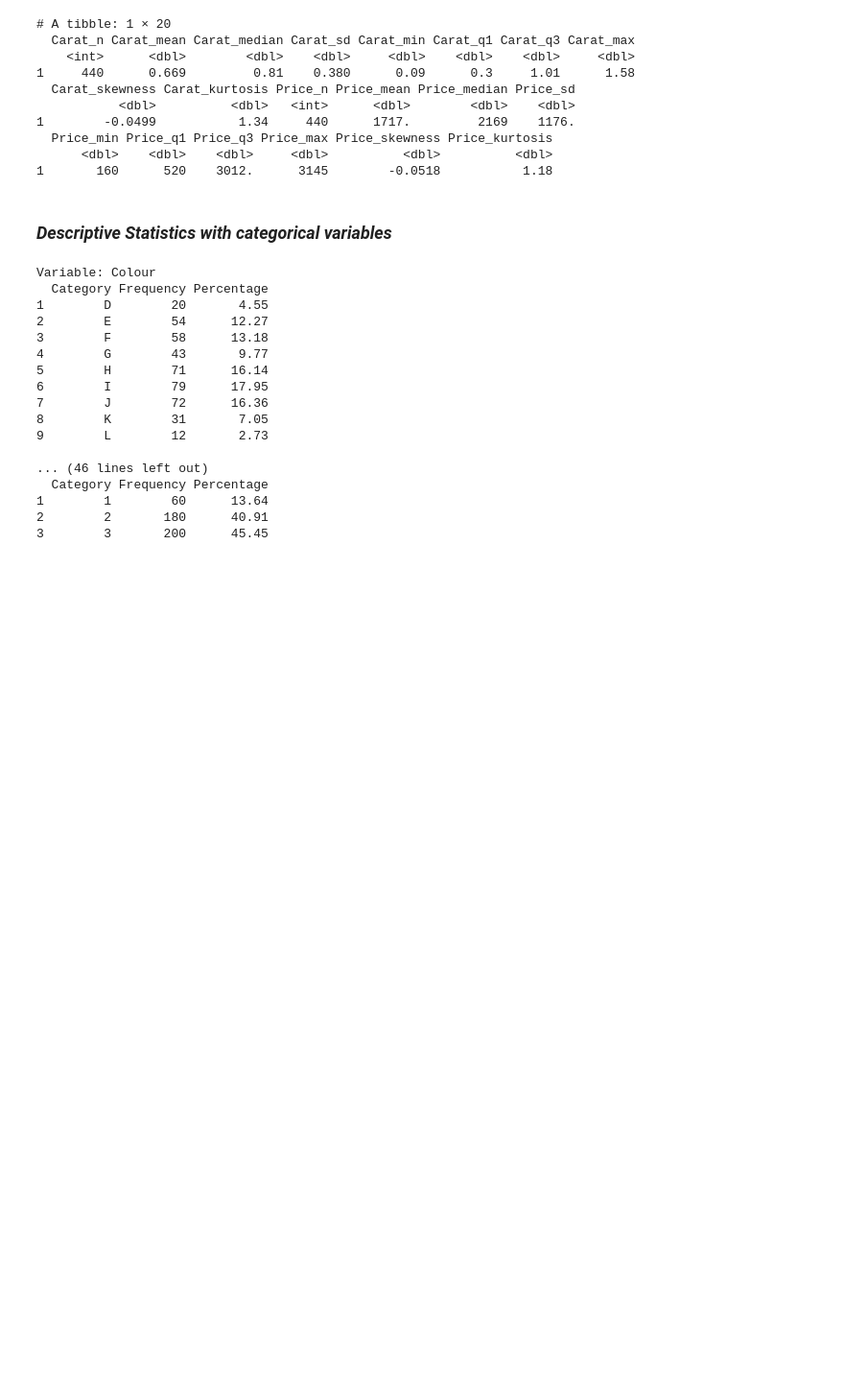
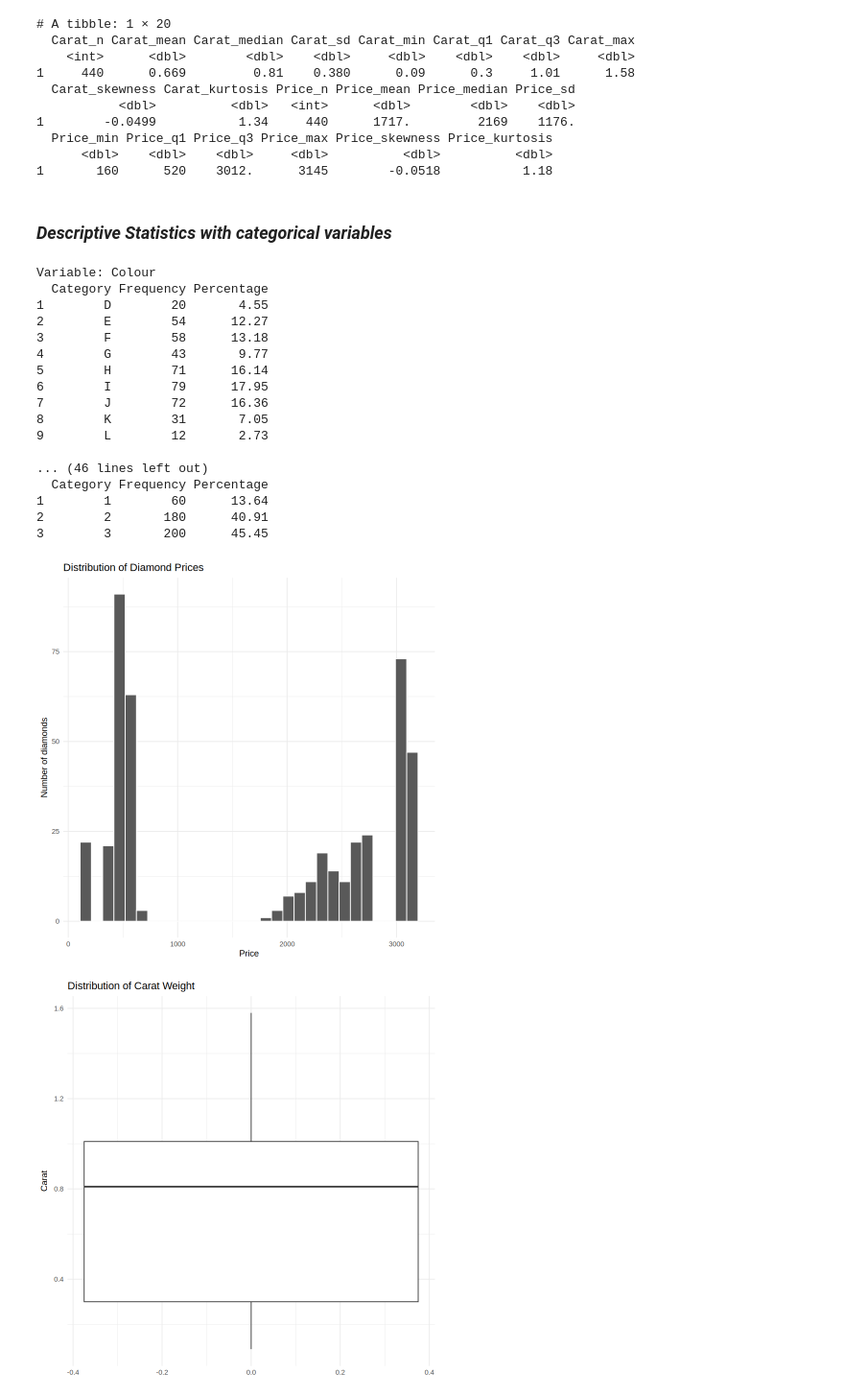
Before and after one commit to iplaycos1-crypto/MBA6636, a Jupyter notebook: Copy_of_MBA6636_3769291_Sun_DEA.ipynb, the cells around one changed output. Shown at 96% size. Cells and saved outputs as stored; diff of their text form; code cells hidden in the pictures; blank space fills up the shorter version.

```diff
--- a/Copy_of_MBA6636_3769291_Sun_DEA.ipynb
+++ b/Copy_of_MBA6636_3769291_Sun_DEA.ipynb
@@ -341,3 +341,21 @@ Variable: Colour
 1        1        60      13.64
 2        2       180      40.91
 3        3       200      45.45
+# %%
+
+# 1. Histogram of price
+ggplot(diamonds_clean, aes(x = Price)) +
+  geom_histogram(bins = 30, colour = "white") +
+  labs(title = "Distribution of Diamond Prices",
+       x = "Price", y = "Number of diamonds") +
+  theme_minimal()
+
+# 2. Boxplot of carat
+ggplot(diamonds_clean, aes(y = Carat)) +
+  geom_boxplot() +
+  labs(title = "Distribution of Carat Weight",
+       y = "Carat") +
+  theme_minimal()
+# %% [output]
+[figure, added]
+[figure, added]
```
Also changed, not shown: parts of 1 cell of this notebook.
